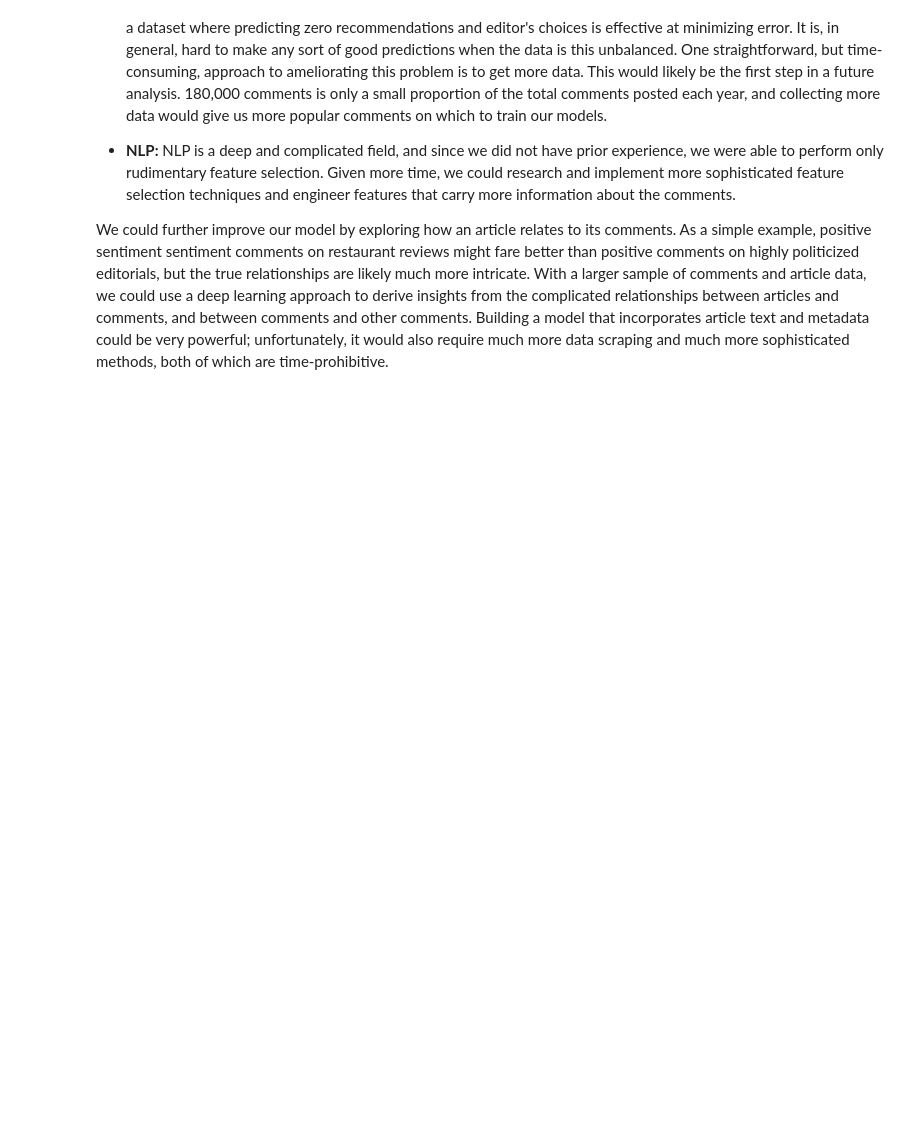
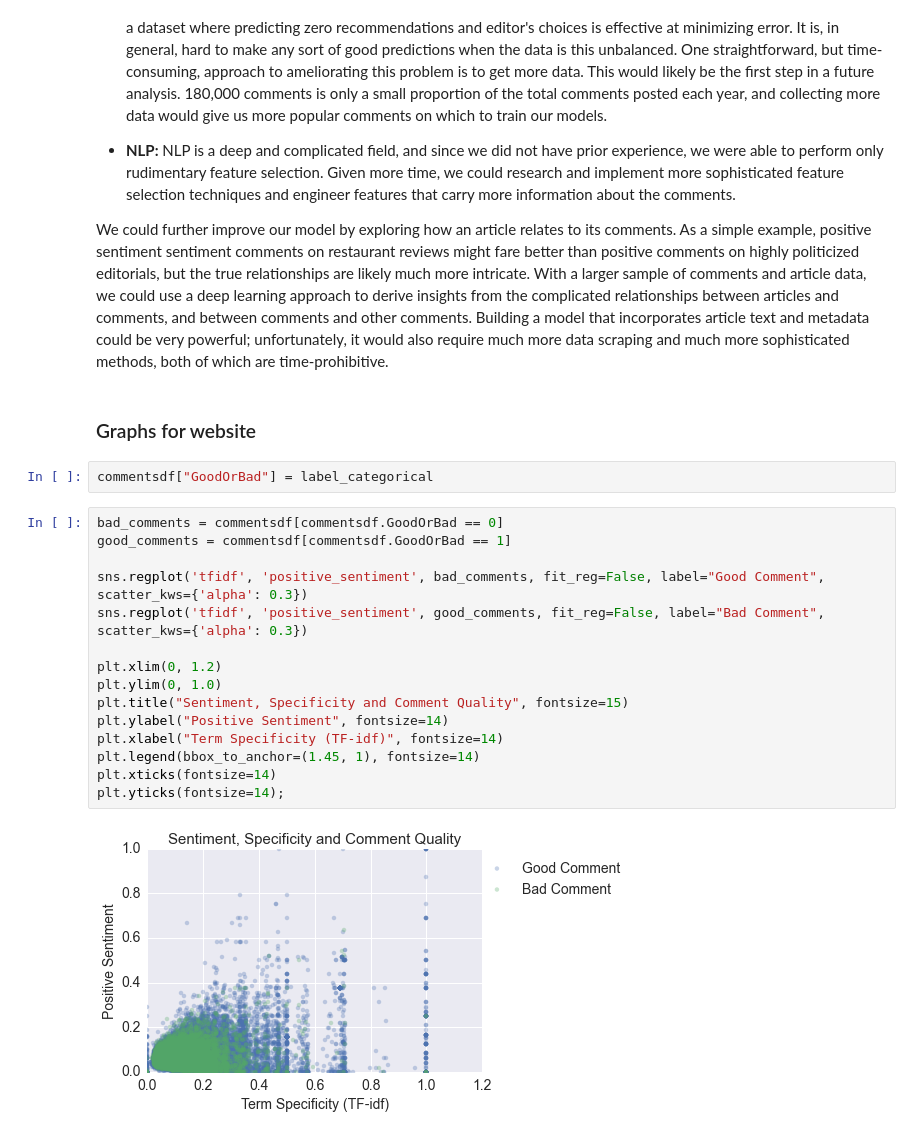
Before and after one commit to CS109-comment/NYTimes-Comment-Popularity-Prediction, a Jupyter notebook: IPython Process Notebook.ipynb, the cells around one changed output. Saved outputs shown, nothing was run; the diff lists cells and outputs as text; blank space fills up the shorter version.

```diff
--- a/IPython Process Notebook.ipynb
+++ b/IPython Process Notebook.ipynb
@@ -934,3 +953,24 @@ We clearly had a great deal of trouble generating an even moderately useful pred
 * **NLP:** NLP is a deep and complicated field, and since we did not have prior experience, we were able to perform only rudimentary feature selection. Given more time, we could research and implement more sophisticated feature selection techniques and engineer features that carry more information about the comments.
 
 We could further improve our model by exploring how an article relates to its comments. As a simple example, positive sentiment sentiment comments on restaurant reviews might fare better than positive comments on highly politicized editorials, but the true relationships are likely much more intricate. With a larger sample of comments and article data, we could use a deep learning approach to derive insights from the complicated relationships between articles and comments, and between comments and other comments. Building a model that incorporates article text and metadata could be very powerful; unfortunately, it would also require much more data scraping and much more sophisticated methods, both of which are time-prohibitive.
+# %% [markdown]
+### Graphs for website
+# %%
+commentsdf["GoodOrBad"] = label_categorical
+# %%
+bad_comments = commentsdf[commentsdf.GoodOrBad == 0]
+good_comments = commentsdf[commentsdf.GoodOrBad == 1]
+
+sns.regplot('tfidf', 'positive_sentiment', bad_comments, fit_reg=False, label="Good Comment",  scatter_kws={'alpha': 0.3})
+sns.regplot('tfidf', 'positive_sentiment', good_comments, fit_reg=False, label="Bad Comment",  scatter_kws={'alpha': 0.3})
+
+plt.xlim(0, 1.2)
+plt.ylim(0, 1.0)
+plt.title("Sentiment, Specificity and Comment Quality", fontsize=15)
+plt.ylabel("Positive Sentiment", fontsize=14)
+plt.xlabel("Term Specificity (TF-idf)", fontsize=14)
+plt.legend(bbox_to_anchor=(1.45, 1), fontsize=14)
+plt.xticks(fontsize=14)
+plt.yticks(fontsize=14);
+# %% [output]
+[figure, added]
```
Also changed, not shown: parts of 8 cells of this notebook.
